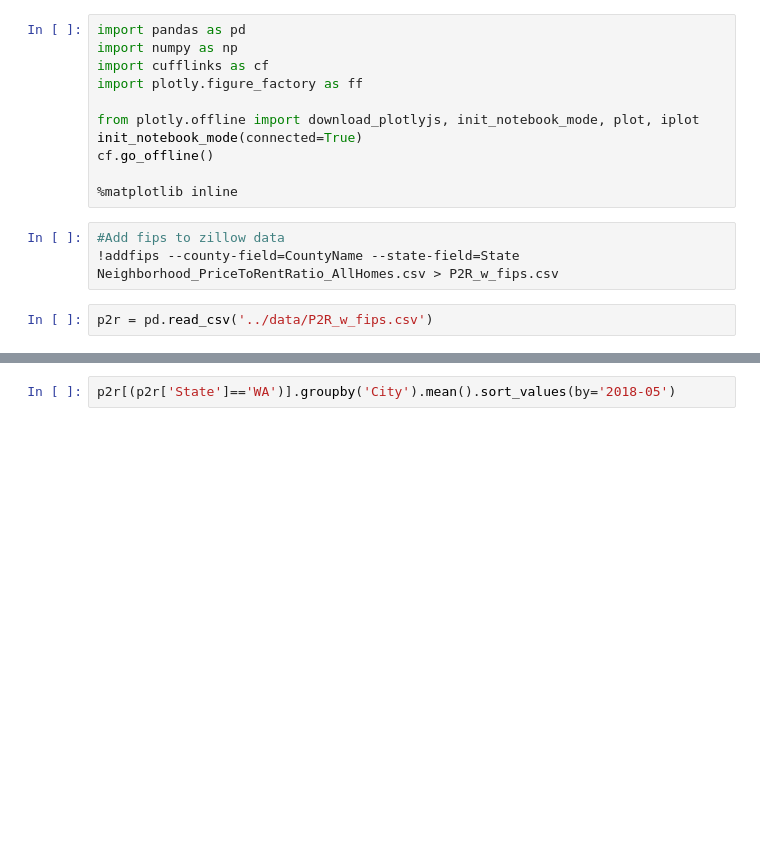
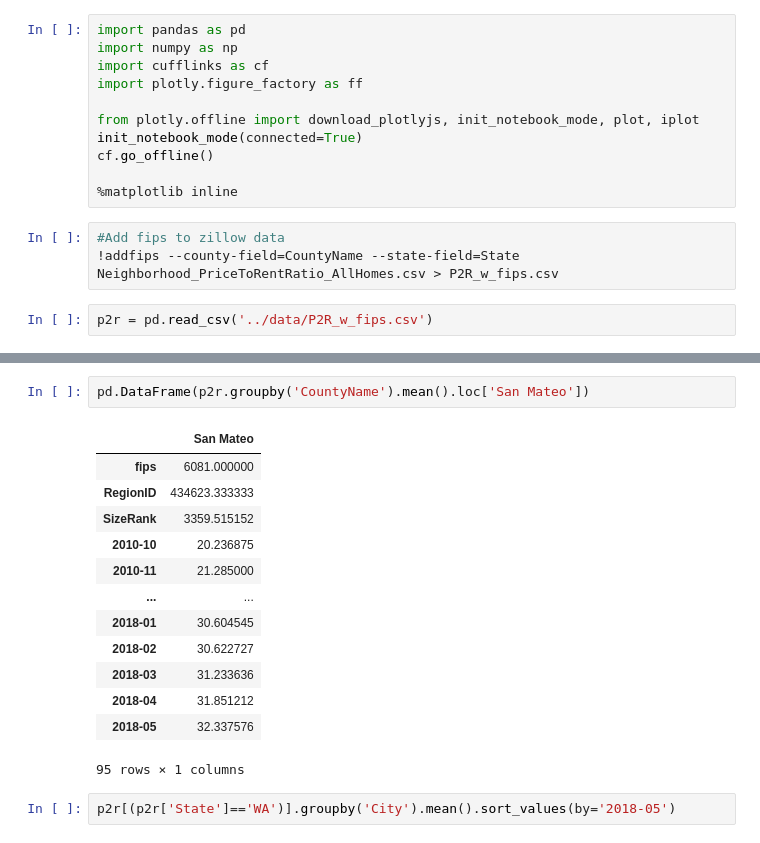
Before and after one commit to alatimer/zillow, a Jupyter notebook: notebooks/P2R Chloropleth.ipynb, the cells around one changed output, grey strips where cells are left out. Cells and saved outputs as stored; diff of their text form; blank space fills up the shorter version.

```diff
--- a/notebooks/P2R Chloropleth.ipynb
+++ b/notebooks/P2R Chloropleth.ipynb
@@ -17,3 +24,19 @@ p2r = pd.read_csv('../data/P2R_w_fips.csv')
+# %%
+pd.DataFrame(p2r.groupby('CountyName').mean().loc['San Mateo'])
+# %% [output]
+|  | San Mateo |
+| fips | 6081.000000 |
+| RegionID | 434623.333333 |
+| SizeRank | 3359.515152 |
+| 2010-10 | 20.236875 |
+| 2010-11 | 21.285000 |
+| ... | ... |
+| 2018-01 | 30.604545 |
+| 2018-02 | 30.622727 |
+| 2018-03 | 31.233636 |
+| 2018-04 | 31.851212 |
+| 2018-05 | 32.337576 |
+95 rows × 1 columns
 # %%
 p2r[(p2r['State']=='WA')].groupby('City').mean().sort_values(by='2018-05')
 # %% [output]
```
Also changed, not shown: parts of 2 cells of this notebook.
